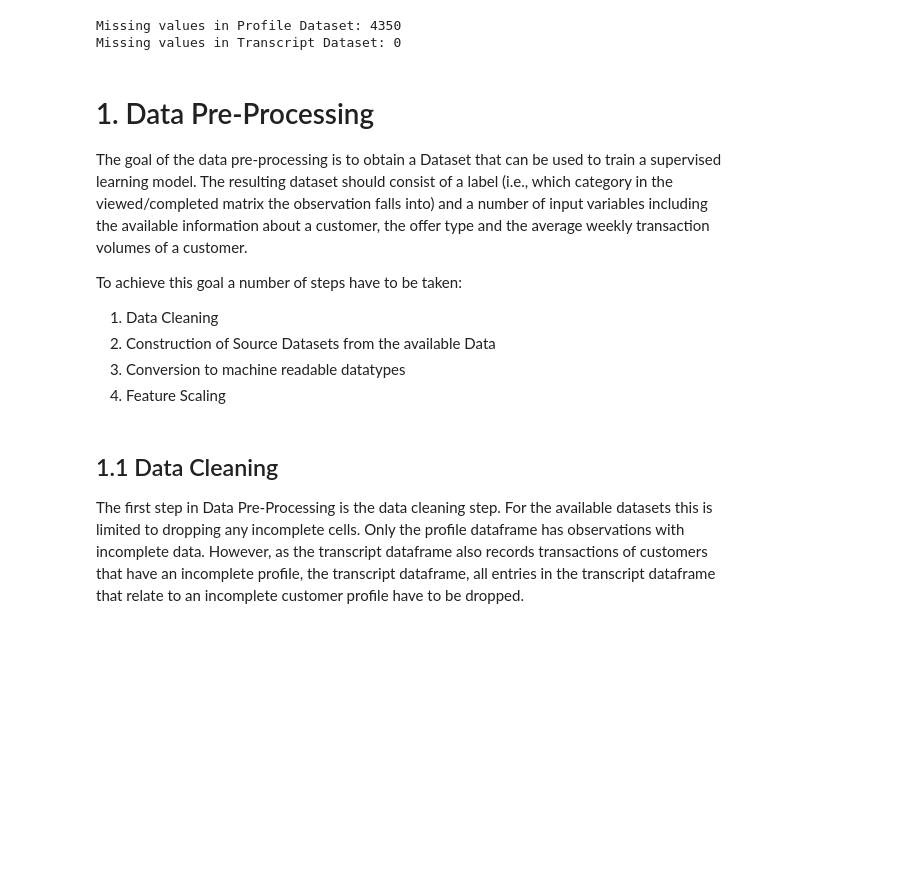
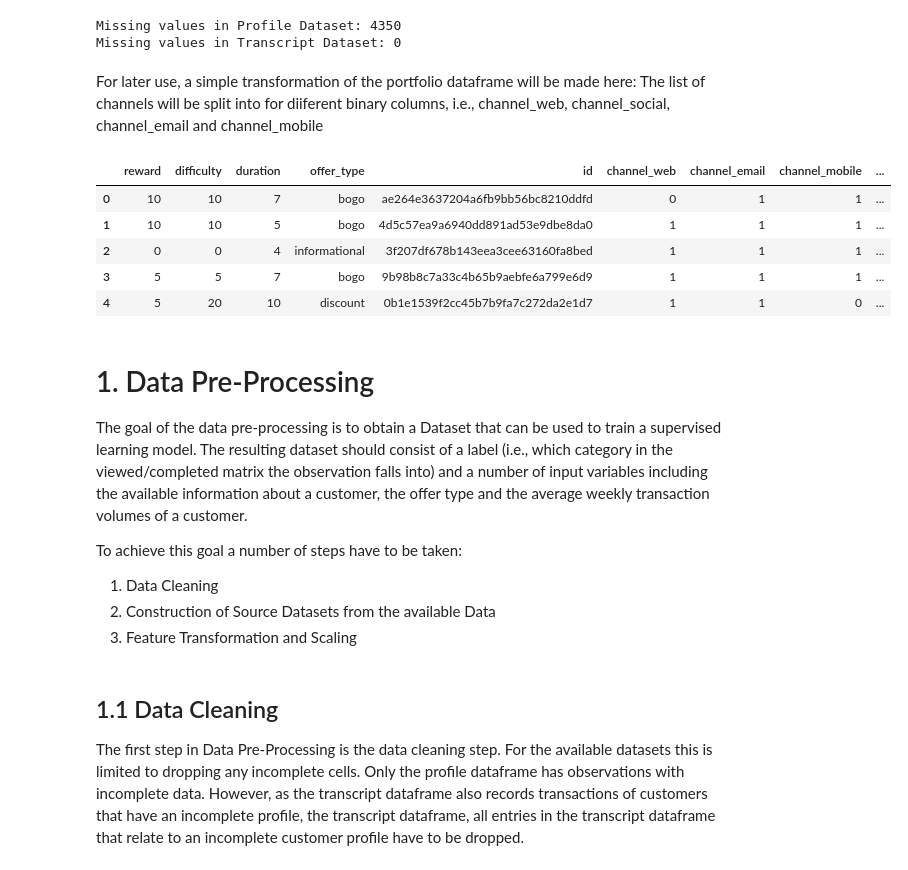
Before and after one commit to LucasAB11/Udacity_Capstone_Starbucks_App, a Jupyter notebook: Starbucks_Capstone_notebook.ipynb, the cells around one changed output. Drawn from its saved outputs; the diff is of its cells as text; code cells hidden in the pictures; blank space fills up the shorter version.

```diff
--- a/Starbucks_Capstone_notebook.ipynb
+++ b/Starbucks_Capstone_notebook.ipynb
@@ -161,3 +154,5 @@ print('Missing values in Transcript Dataset: {}'.format(transcript.isnull().sum(
 # %% [output]
 Missing values in Profile Dataset: 4350
 Missing values in Transcript Dataset: 0
+# %% [markdown]
+For later use, a simple transformation of the portfolio dataframe will be made here: The list of channels will be split into for diiferent binary columns, i.e., channel_web, channel_social, channel_email and channel_mobile
@@ -164,3 +178,12 @@ Missing values in Transcript Dataset: 0
+# %%
+portfolio.head()
+# %% [output]
+|  | reward | difficulty | duration | offer_type | id | channel_web | channel_email | channel_mobile | ... |
+| 0 | 10 | 10 | 7 | bogo | ae264e3637204a6fb9bb56bc8210ddfd | 0 | 1 | 1 | ... |
+| 1 | 10 | 10 | 5 | bogo | 4d5c57ea9a6940dd891ad53e9dbe8da0 | 1 | 1 | 1 | ... |
+| 2 | 0 | 0 | 4 | informational | 3f207df678b143eea3cee63160fa8bed | 1 | 1 | 1 | ... |
+| 3 | 5 | 5 | 7 | bogo | 9b98b8c7a33c4b65b9aebfe6a799e6d9 | 1 | 1 | 1 | ... |
+| 4 | 5 | 20 | 10 | discount | 0b1e1539f2cc45b7b9fa7c272da2e1d7 | 1 | 1 | 0 | ... |
 # %% [markdown]
 # 1. Data Pre-Processing
 The goal of the data pre-processing is to obtain a Dataset that can be used to train a supervised learning model. The resulting dataset should consist of a label (i.e., which category in the viewed/completed matrix the observation falls into) and a number of input variables including the available information about a customer, the offer type and the average weekly transaction volumes of a customer.
@@ -168,8 +191,7 @@ The goal of the data pre-processing is to obtain a Dataset that can be used to t
 To achieve this goal a number of steps have to be taken:
 1. Data Cleaning
 2. Construction of Source Datasets from the available Data
-3. Conversion to machine readable datatypes
-4. Feature Scaling
+3. Feature Transformation and Scaling
 # %% [markdown]
 ## 1.1 Data Cleaning
 
```
Also changed, not shown: parts of 42 cells of this notebook, 4 other files.
